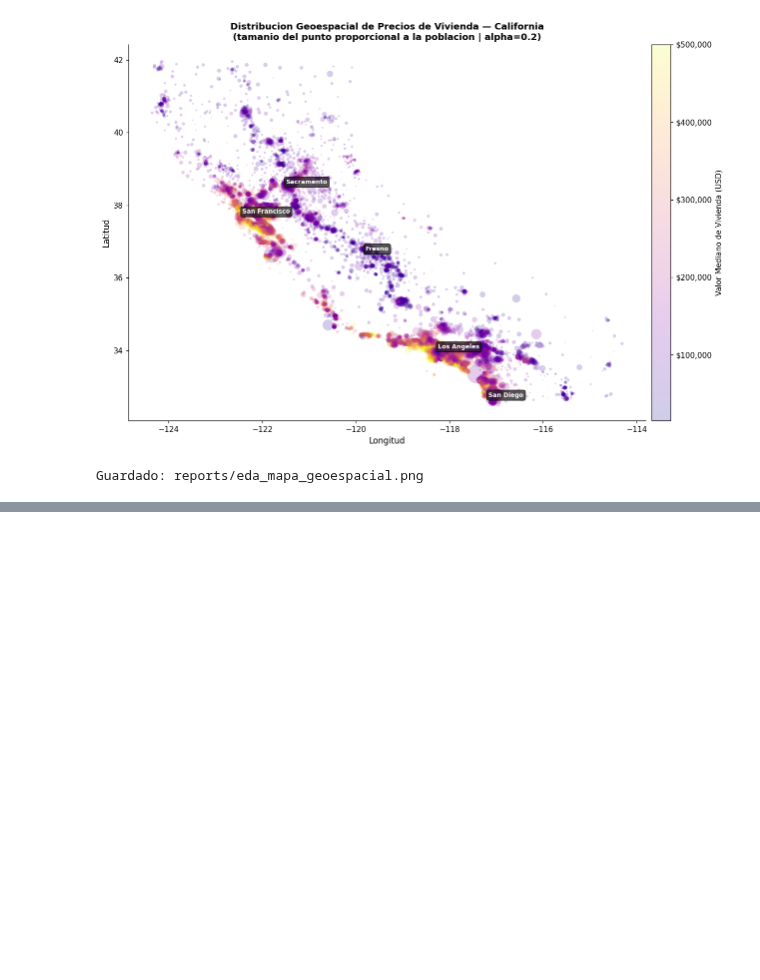
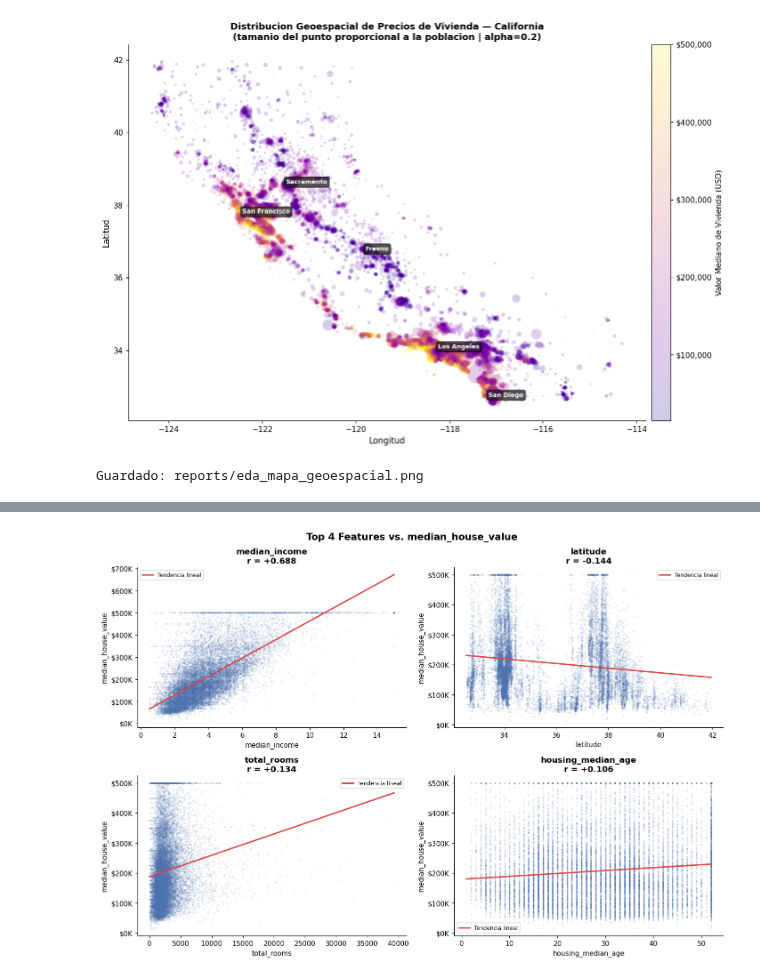
Before and after one commit to osbonilla/ds-ml-project-template, a Jupyter notebook: notebooks/01_exploracion.ipynb, the cells around one changed output, grey strips where cells are left out. Cells and saved outputs as stored; diff of their text form; code cells hidden in the pictures; blank space fills up the shorter version.

```diff
--- a/notebooks/01_exploracion.ipynb
+++ b/notebooks/01_exploracion.ipynb
@@ -329,0 +409,34 @@ Guardado: reports/eda_mapa_geoespacial.png
+# %%
+# Scatter plots: top 4 features vs target
+top_features = (
+    corr_target.abs().sort_values(ascending=False).head(4).index.tolist()
+)
+
+fig, axes = plt.subplots(2, 2, figsize=(13, 9))
+
+for ax, feat in zip(axes.flatten(), top_features):
+    ax.scatter(
+        housing[feat], housing['median_house_value'],
+        alpha=0.15, s=5, color='#4C72B0', linewidths=0,
+    )
+    # Línea de tendencia (solo con valores finitos)
+    x_data = housing[feat].values
+    y_data = housing['median_house_value'].values
+    mask_f = np.isfinite(x_data) & np.isfinite(y_data)
+    m, b   = np.polyfit(x_data[mask_f], y_data[mask_f], 1)
+    x_line = np.linspace(housing[feat].min(), housing[feat].max(), 200)
+    ax.plot(x_line, m * x_line + b, color='#DD4444', linewidth=2, label='Tendencia lineal')
+
+    r = corr_matrix.loc[feat, 'median_house_value']
+    ax.set_title(f'{feat}\nr = {r:+.3f}', fontweight='bold')
+    ax.set_xlabel(feat)
+    ax.set_ylabel('median_house_value')
+    ax.yaxis.set_major_formatter(mticker.FuncFormatter(lambda x, _: f'${x/1e3:.0f}K'))
+    ax.legend(fontsize=8)
+
+fig.suptitle('Top 4 Features vs. median_house_value', fontsize=14, fontweight='bold')
+plt.tight_layout()
+plt.savefig(REPORTS_DIR / 'eda_scatter_top_features.png', bbox_inches='tight', dpi=120)
+plt.show()
+# %% [output]
+[figure, added]
```
Also changed, not shown: parts of 6 cells of this notebook.
